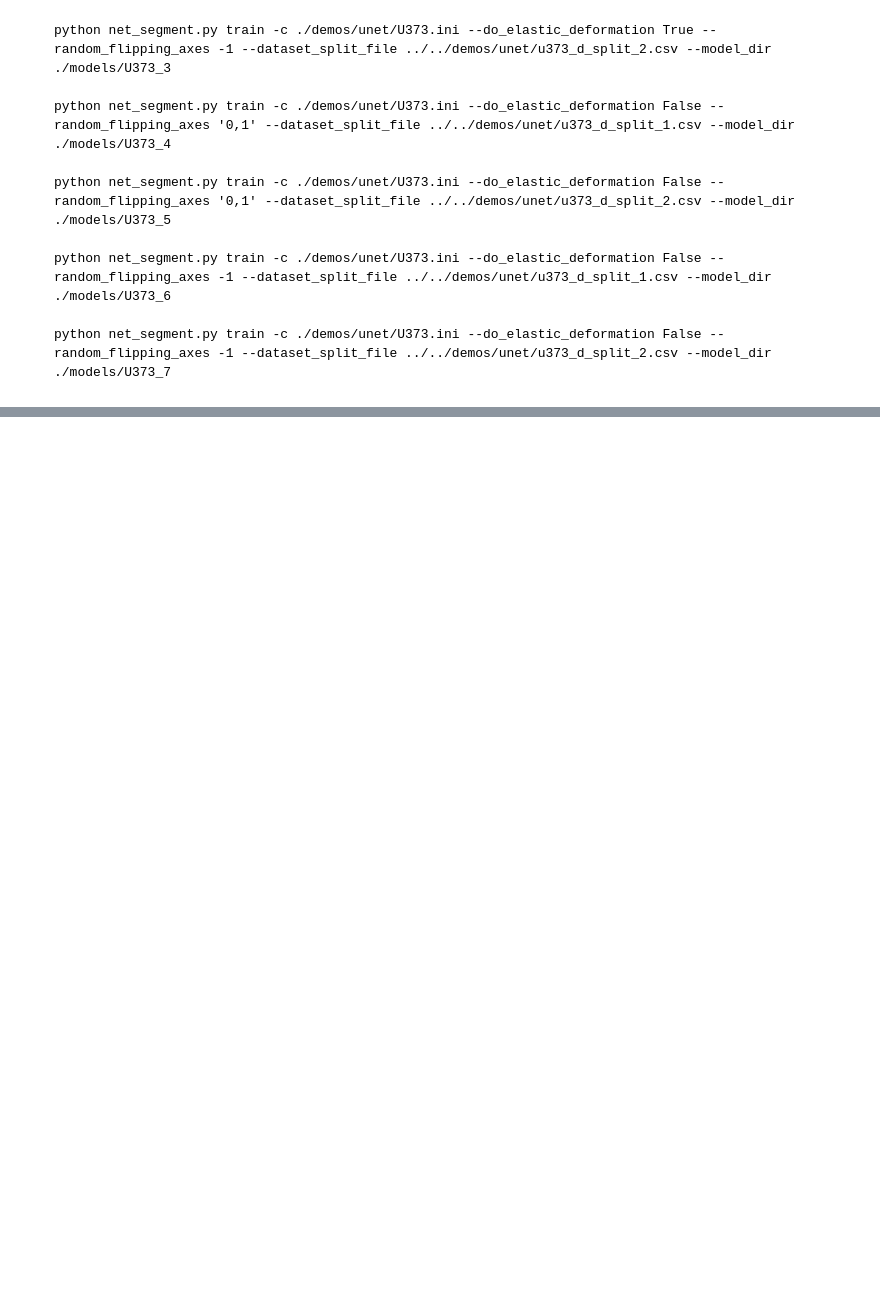
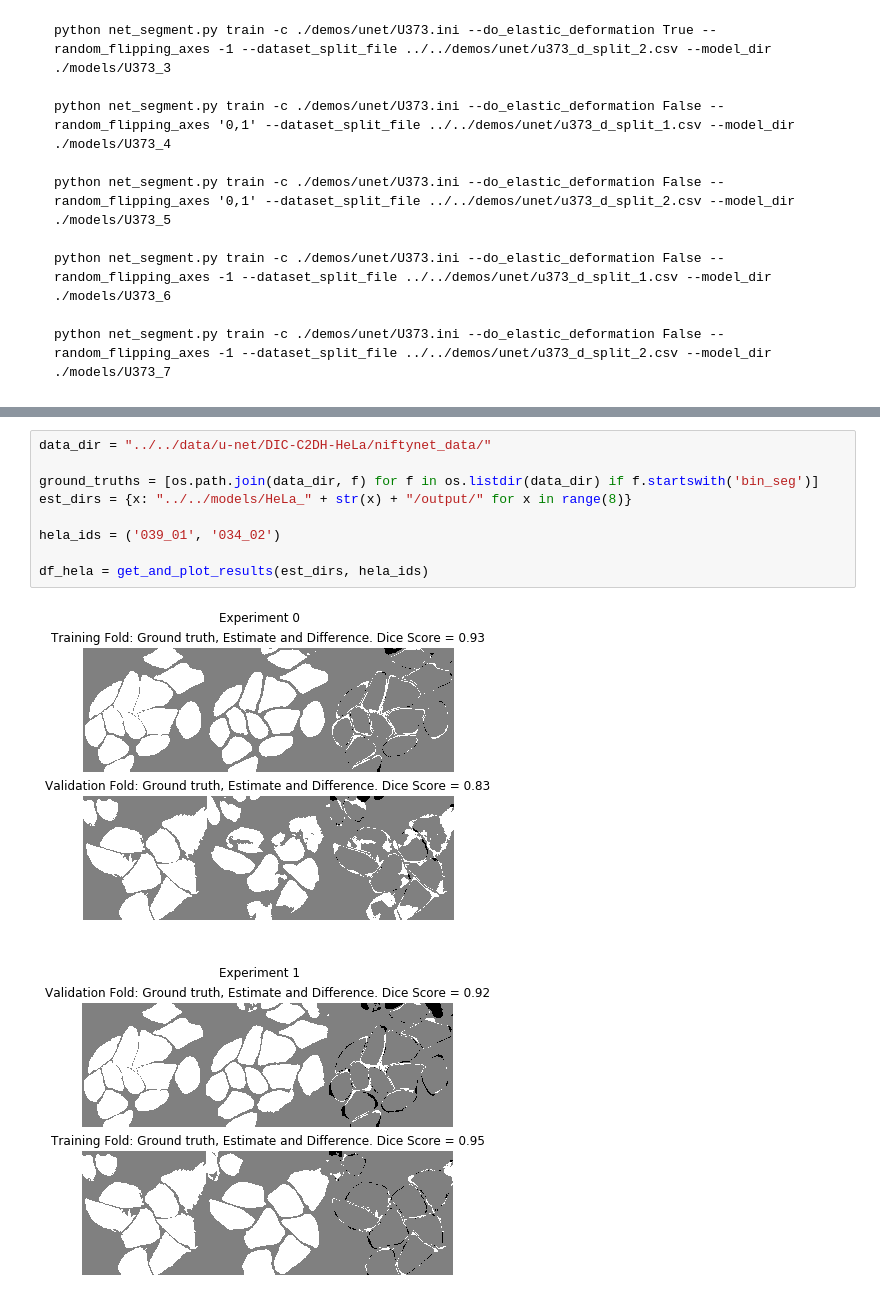
Before and after one commit to NifTK/NiftyNet, a Jupyter notebook: demos/unet/U-Net_Demo.ipynb, the cells around one changed output, grey strips where cells are left out. Drawn from its saved outputs; the diff is of its cells as text; blank space fills up the shorter version.

```diff
--- a/demos/unet/U-Net_Demo.ipynb
+++ b/demos/unet/U-Net_Demo.ipynb
@@ -462,0 +584,12 @@ plt.show()
+# %%
+data_dir = "../../data/u-net/DIC-C2DH-HeLa/niftynet_data/"
+
+ground_truths = [os.path.join(data_dir, f) for f in os.listdir(data_dir) if f.startswith('bin_seg')]
+est_dirs = {x: "../../models/HeLa_" + str(x) + "/output/" for x in range(8)}
+
+hela_ids = ('039_01', '034_02')
+
+df_hela = get_and_plot_results(est_dirs, hela_ids)
+# %% [output]
+[figure, added]
+[figure, added]
```
Also changed, not shown: parts of 23 cells of this notebook, 2 other files.
